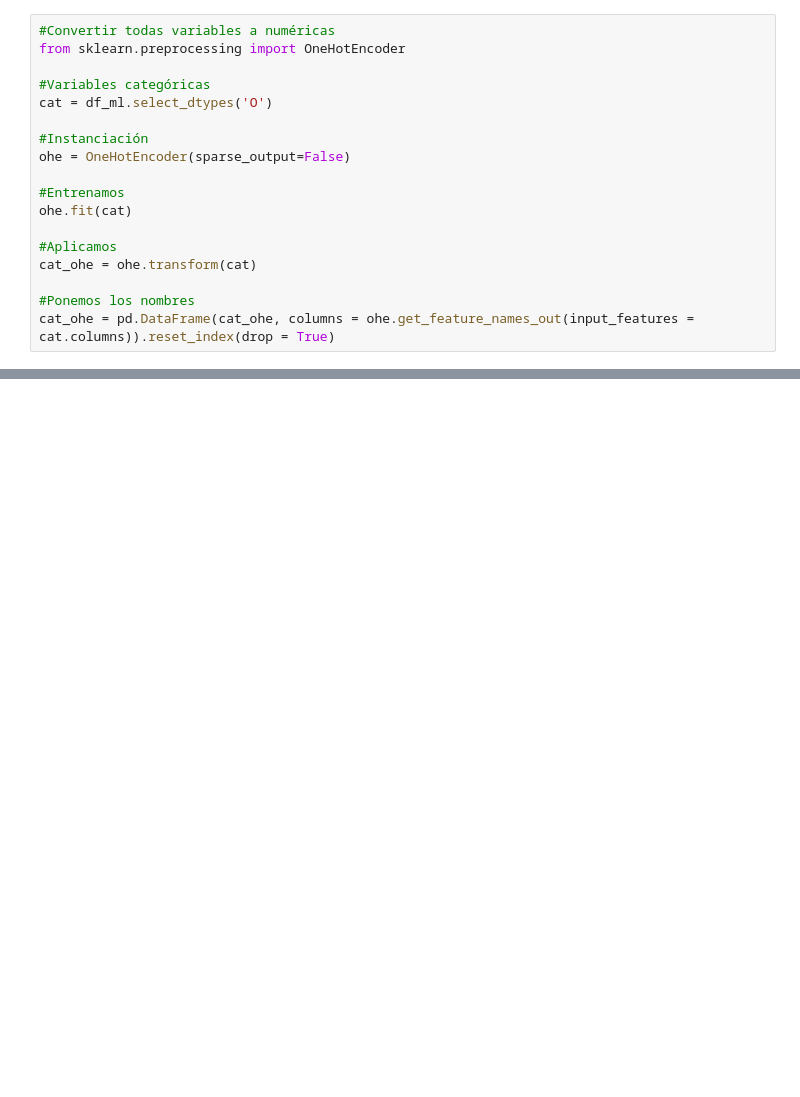
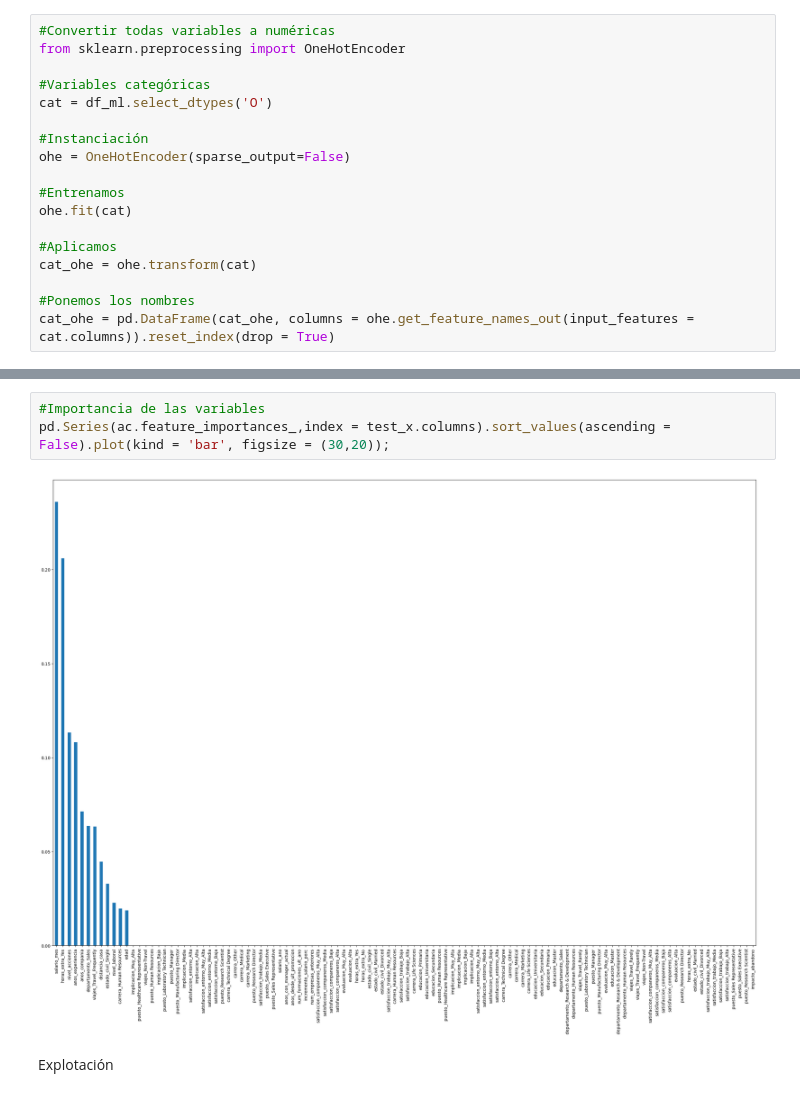
Before and after one commit to Carlos-Ernesto/Data-Science, a Jupyter notebook: DS4B/codigo_personal.ipynb, the cells around one changed output, grey strips where cells are left out. Drawn from its saved outputs; the diff is of its cells as text; blank space fills up the shorter version.

```diff
--- a/DS4B/codigo_personal.ipynb
+++ b/DS4B/codigo_personal.ipynb
@@ -388,0 +430,7 @@ df_ml
+# %%
+#Importancia de las variables
+pd.Series(ac.feature_importances_,index = test_x.columns).sort_values(ascending = False).plot(kind = 'bar', figsize = (30,20));
+# %% [output]
+[figure, added]
+# %% [markdown]
+Explotación
```
Also changed, not shown: parts of 15 cells of this notebook.
